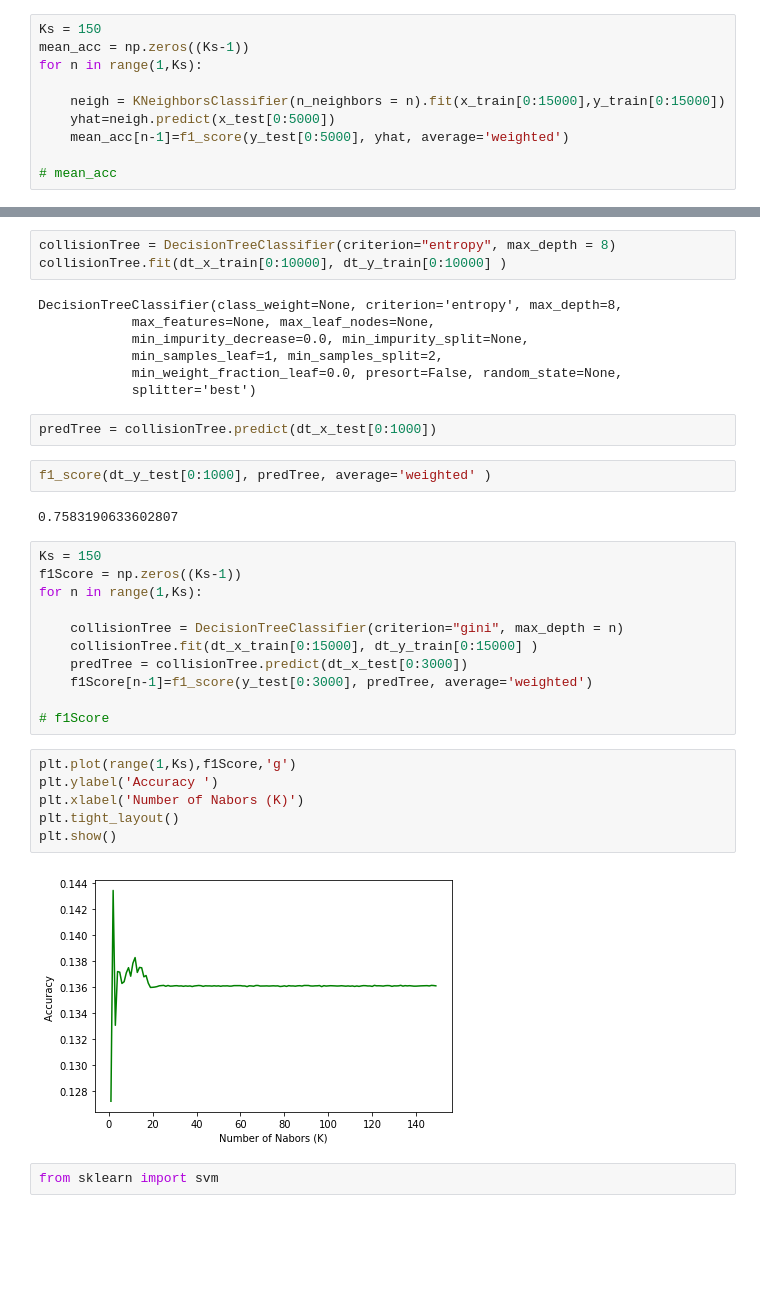
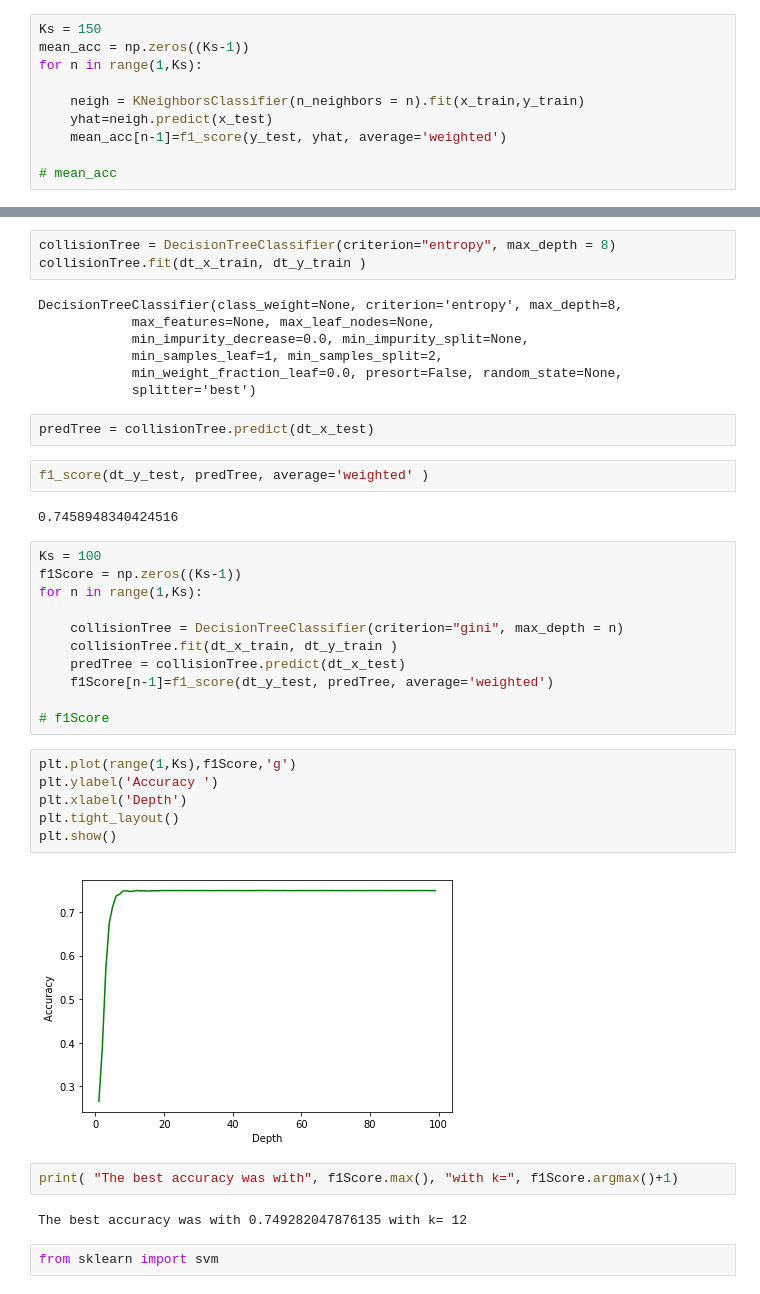
Before and after one commit to iamapickle/CollisionReport, a Jupyter notebook: Project01.ipynb, the cells around one changed output, grey strips where cells are left out. Cells and saved outputs as stored; diff of their text form; blank space fills up the shorter version.

```diff
--- a/Project01.ipynb
+++ b/Project01.ipynb
@@ -398,9 +408,9 @@ Ks = 150
 mean_acc = np.zeros((Ks-1))
 for n in range(1,Ks):
 
-    neigh = KNeighborsClassifier(n_neighbors = n).fit(x_train[0:15000],y_train[0:15000])
-    yhat=neigh.predict(x_test[0:5000])
-    mean_acc[n-1]=f1_score(y_test[0:5000], yhat, average='weighted')
+    neigh = KNeighborsClassifier(n_neighbors = n).fit(x_train,y_train)
+    yhat=neigh.predict(x_test)
+    mean_acc[n-1]=f1_score(y_test, yhat, average='weighted')
 
 # mean_acc
 # %%
@@ -424,7 +434,7 @@ y=collisionDf['ST_COLCODE']
 dt_x_train, dt_x_test, dt_y_train, dt_y_test=train_test_split(training_X, y, test_size=0.3, random_state=3)
 # %%
 collisionTree = DecisionTreeClassifier(criterion="entropy", max_depth = 8)
-collisionTree.fit(dt_x_train[0:10000], dt_y_train[0:10000] )
+collisionTree.fit(dt_x_train, dt_y_train )
 # %% [output]
 DecisionTreeClassifier(class_weight=None, criterion='entropy', max_depth=8,
             max_features=None, max_leaf_nodes=None,
@@ -433,30 +443,34 @@ DecisionTreeClassifier(class_weight=None, criterion='entropy', max_depth=8,
             min_weight_fraction_leaf=0.0, presort=False, random_state=None,
             splitter='best')
 # %%
-predTree = collisionTree.predict(dt_x_test[0:1000])
+predTree = collisionTree.predict(dt_x_test)
 # %%
-f1_score(dt_y_test[0:1000], predTree, average='weighted' )
+f1_score(dt_y_test, predTree, average='weighted' )
 # %% [output]
-0.7583190633602807
+0.7458948340424516
 # %%
-Ks = 150
+Ks = 100
 f1Score = np.zeros((Ks-1))
 for n in range(1,Ks):
 
     collisionTree = DecisionTreeClassifier(criterion="gini", max_depth = n)
-    collisionTree.fit(dt_x_train[0:15000], dt_y_train[0:15000] )
-    predTree = collisionTree.predict(dt_x_test[0:3000])
-    f1Score[n-1]=f1_score(y_test[0:3000], predTree, average='weighted')
+    collisionTree.fit(dt_x_train, dt_y_train )
+    predTree = collisionTree.predict(dt_x_test)
+    f1Score[n-1]=f1_score(dt_y_test, predTree, average='weighted')
 
 # f1Score
 # %%
 plt.plot(range(1,Ks),f1Score,'g')
 plt.ylabel('Accuracy ')
-plt.xlabel('Number of Nabors (K)')
+plt.xlabel('Depth')
 plt.tight_layout()
 plt.show()
 # %% [output]
-[figure, old version]
+[figure, new version]
+# %%
+print( "The best accuracy was with", f1Score.max(), "with k=", f1Score.argmax()+1)
+# %% [output]
+The best accuracy was with 0.749282047876135 with k= 12
 # %%
 from sklearn import svm
 # %%
```
Also changed, not shown: parts of 32 cells of this notebook.
